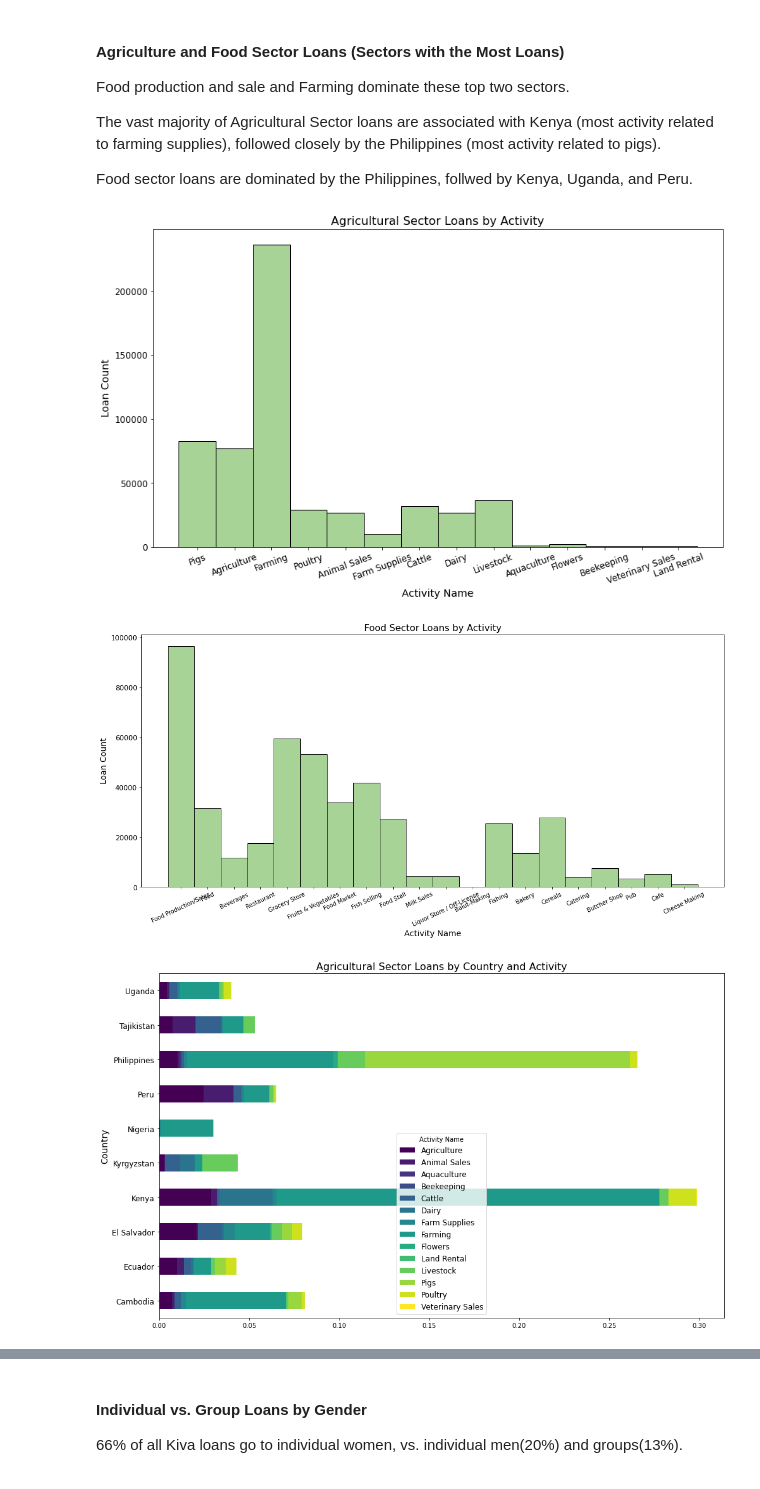
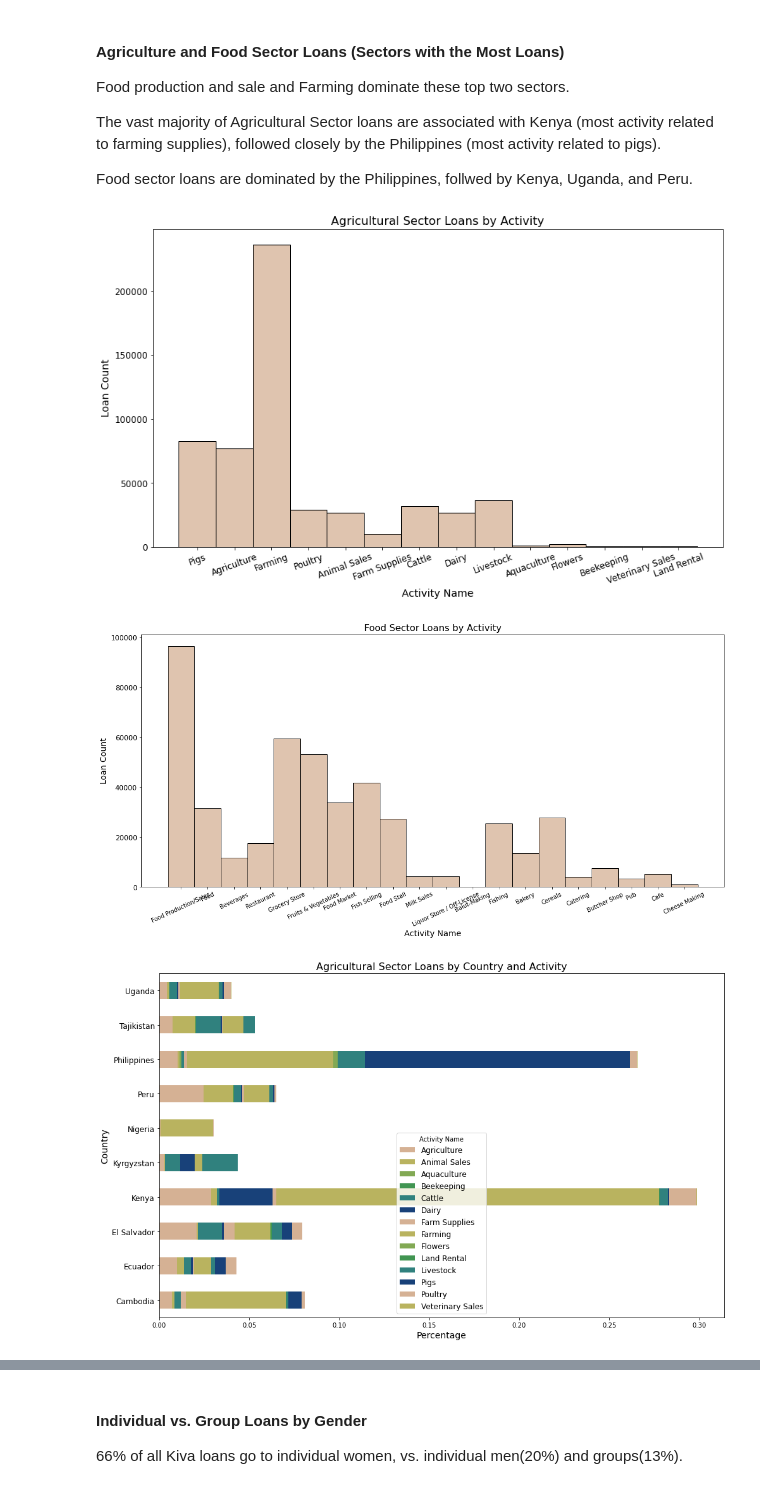
Before and after one commit to mludwig137/gini-microloan-recommender-system, a Jupyter notebook: code/05_Data_Visualization.ipynb, the cells around one changed output, grey strips where cells are left out. Drawn from its saved outputs; the diff is of its cells as text; code cells hidden in the pictures.

```diff
--- a/code/05_Data_Visualization.ipynb
+++ b/code/05_Data_Visualization.ipynb
@@ -48,5 +49,9 @@ loans_df = pd.read_csv("../data/raw/loans.csv")
 # %%
 # Sort DataFrame into Most Recent Loans on Top
 loans_df = loans_df.sort_values(by=['POSTED_TIME'], ascending=False)
+# %%
+#setting a color palette for visualizations
+colors = "gist_earth_r"
+sns.set_palette(sns.color_palette(colors))
 # %% [markdown]
 ### <a name="eda"></a>  Initial EDA
@@ -454,7 +457,7 @@ plt.yticks(fontsize=12)
 plt.xlabel('Activity Name', fontsize=14)
 plt.ylabel('Loan Count', fontsize=14);
 # %% [output]
-[figure, old version]
+[figure, new version]
 # %%
 plt.figure(figsize=(18, 8))
 sns.histplot(food_df['ACTIVITY_NAME'])
@@ -464,18 +467,18 @@ plt.yticks(fontsize=12)
 plt.xlabel('Activity Name', fontsize=14)
 plt.ylabel('Loan Count', fontsize=14);
 # %% [output]
-[figure, old version]
+[figure, new version]
 # %%
 ag_crosstable=pd.crosstab(ag_ten['COUNTRY_NAME'],ag_ten['ACTIVITY_NAME'], normalize=True)
 
-ax = ag_crosstable.plot(kind='barh', stacked=True, rot=0, figsize=(16, 10), cmap = 'viridis')
+ax = ag_crosstable.plot(kind='barh', stacked=True, rot=0, figsize=(16, 10))
 ax.legend(title='Activity Name', fontsize=12, loc='best')
-plt.ylabel('Percentage', fontsize=14)
+plt.xlabel('Percentage', fontsize=14)
 plt.ylabel('Country', fontsize=14)
 plt.yticks(fontsize=12)
 plt.title('Agricultural Sector Loans by Country and Activity', fontsize=16);
 # %% [output]
-[figure, old version]
+[figure, new version]
 # %%
 food_crosstable=pd.crosstab(food_ten['COUNTRY_NAME'],food_ten['ACTIVITY_NAME'], normalize=True)
 
```
Also changed, not shown: parts of 51 cells of this notebook.
